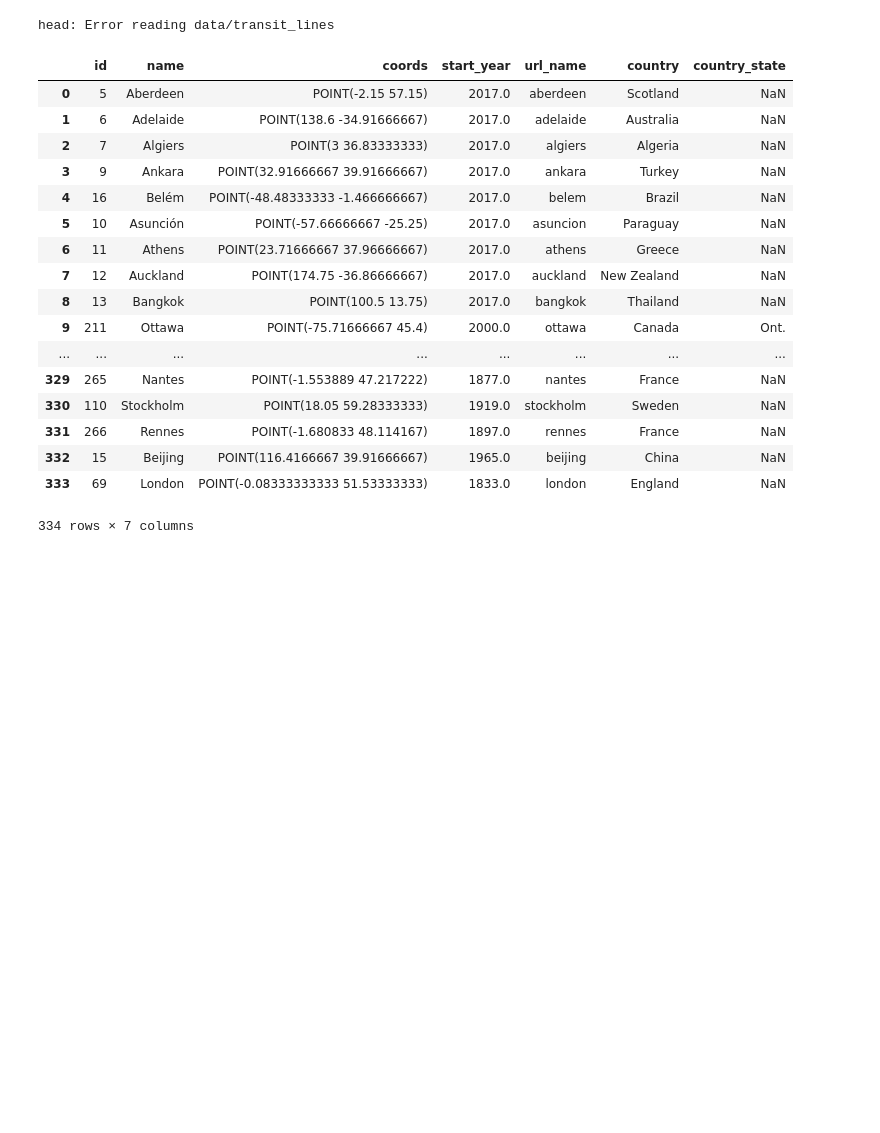
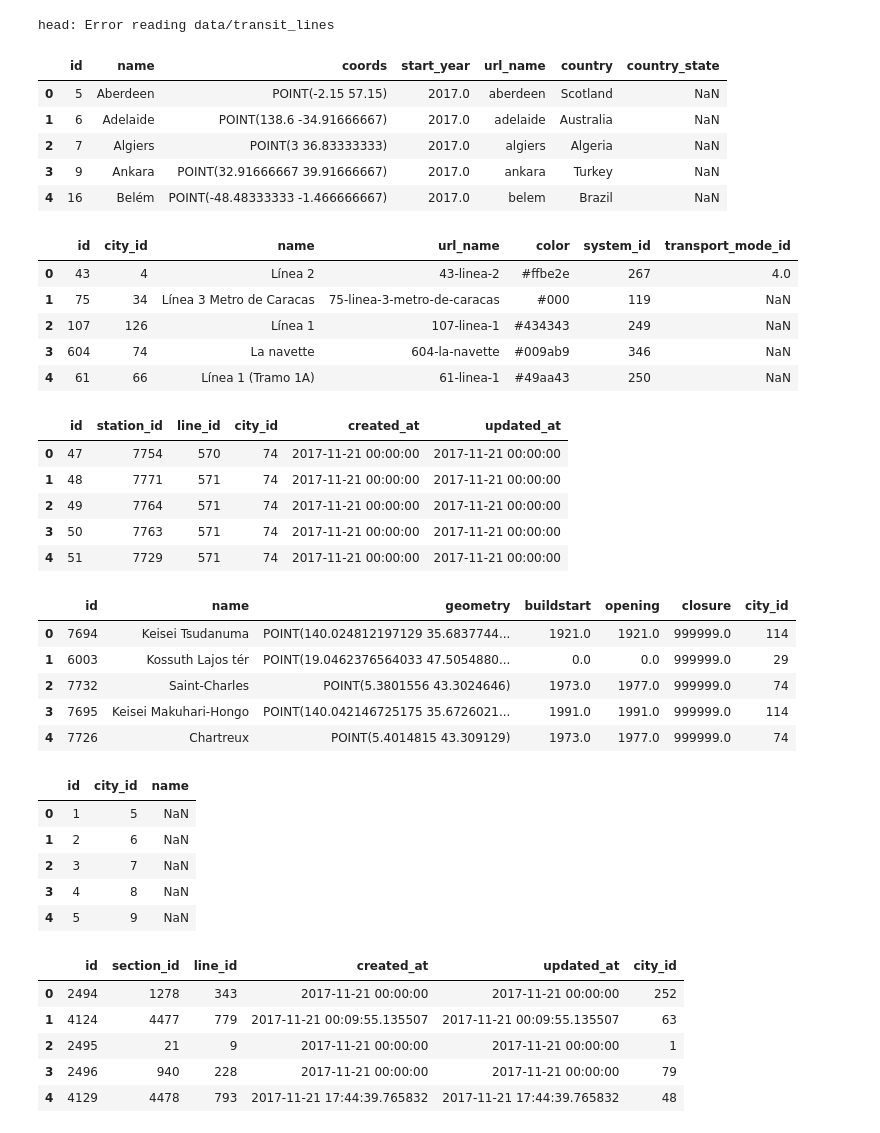
Before and after one commit to Cynz300/transit-lines-casestudy, a Jupyter notebook: transit_ig.ipynb, the cells around one changed output. Drawn from its saved outputs; the diff is of its cells as text; code cells hidden in the pictures; blank space fills up the shorter version.

```diff
--- a/transit_ig.ipynb
+++ b/transit_ig.ipynb
@@ -14,28 +19,48 @@ import matplotlib.pyplot as plt
 # %%
+transit_2 = os.listdir('data/transit_lines') #outputs list of units, needs full directory path
+
 transit = ['data/transit_lines/cities.csv', 'data/transit_lines/lines.csv',
            'data/transit_lines/station_lines.csv', 'data/transit_lines/stations.csv',
            'data/transit_lines/systems.csv', 'data/transit_lines/track_lines.csv',
            'data/transit_lines/tracks.csv']
 cities, lines, station_lines, stations, systems, track_lines, tracks = [pd.read_csv(i) for i in transit]
 # lines = pd.read_csv('data/transit_lines/lines.csv')
 # station_lines.csv = pd.read_csv('data/transit_lines/statlines.csv')
-cities
+display(cities.head(),lines.head(), station_lines.head(), stations.head(), systems.head(), track_lines.head(), tracks.head())
 # %% [output]
 |  | id | name | coords | start_year | url_name | country | country_state |
 | 0 | 5 | Aberdeen | POINT(-2.15 57.15) | 2017.0 | aberdeen | Scotland | NaN |
 | 1 | 6 | Adelaide | POINT(138.6 -34.91666667) | 2017.0 | adelaide | Australia | NaN |
 | 2 | 7 | Algiers | POINT(3 36.83333333) | 2017.0 | algiers | Algeria | NaN |
 | 3 | 9 | Ankara | POINT(32.91666667 39.91666667) | 2017.0 | ankara | Turkey | NaN |
 | 4 | 16 | Belém | POINT(-48.48333333 -1.466666667) | 2017.0 | belem | Brazil | NaN |
-| 5 | 10 | Asunción | POINT(-57.66666667 -25.25) | 2017.0 | asuncion | Paraguay | NaN |
-| 6 | 11 | Athens | POINT(23.71666667 37.96666667) | 2017.0 | athens | Greece | NaN |
-| 7 | 12 | Auckland | POINT(174.75 -36.86666667) | 2017.0 | auckland | New Zealand | NaN |
-| 8 | 13 | Bangkok | POINT(100.5 13.75) | 2017.0 | bangkok | Thailand | NaN |
-| 9 | 211 | Ottawa | POINT(-75.71666667 45.4) | 2000.0 | ottawa | Canada | Ont. |
-| ... | ... | ... | ... | ... | ... | ... | ... |
-| 329 | 265 | Nantes | POINT(-1.553889 47.217222) | 1877.0 | nantes | France | NaN |
-| 330 | 110 | Stockholm | POINT(18.05 59.28333333) | 1919.0 | stockholm | Sweden | NaN |
-| 331 | 266 | Rennes | POINT(-1.680833 48.114167) | 1897.0 | rennes | France | NaN |
-| 332 | 15 | Beijing | POINT(116.4166667 39.91666667) | 1965.0 | beijing | China | NaN |
-| 333 | 69 | London | POINT(-0.08333333333 51.53333333) | 1833.0 | london | England | NaN |
-334 rows × 7 columns
+|  | id | city_id | name | url_name | color | system_id | transport_mode_id |
+| 0 | 43 | 4 | Línea 2 | 43-linea-2 | #ffbe2e | 267 | 4.0 |
+| 1 | 75 | 34 | Línea 3 Metro de Caracas | 75-linea-3-metro-de-caracas | #000 | 119 | NaN |
+| 2 | 107 | 126 | Línea 1 | 107-linea-1 | #434343 | 249 | NaN |
+| 3 | 604 | 74 | La navette | 604-la-navette | #009ab9 | 346 | NaN |
+| 4 | 61 | 66 | Línea 1 (Tramo 1A) | 61-linea-1 | #49aa43 | 250 | NaN |
+|  | id | station_id | line_id | city_id | created_at | updated_at |
+| 0 | 47 | 7754 | 570 | 74 | 2017-11-21 00:00:00 | 2017-11-21 00:00:00 |
+| 1 | 48 | 7771 | 571 | 74 | 2017-11-21 00:00:00 | 2017-11-21 00:00:00 |
+| 2 | 49 | 7764 | 571 | 74 | 2017-11-21 00:00:00 | 2017-11-21 00:00:00 |
+| 3 | 50 | 7763 | 571 | 74 | 2017-11-21 00:00:00 | 2017-11-21 00:00:00 |
+| 4 | 51 | 7729 | 571 | 74 | 2017-11-21 00:00:00 | 2017-11-21 00:00:00 |
+|  | id | name | geometry | buildstart | opening | closure | city_id |
+| 0 | 7694 | Keisei Tsudanuma | POINT(140.024812197129 35.6837744... | 1921.0 | 1921.0 | 999999.0 | 114 |
+| 1 | 6003 | Kossuth Lajos tér | POINT(19.0462376564033 47.5054880... | 0.0 | 0.0 | 999999.0 | 29 |
+| 2 | 7732 | Saint-Charles | POINT(5.3801556 43.3024646) | 1973.0 | 1977.0 | 999999.0 | 74 |
+| 3 | 7695 | Keisei Makuhari-Hongo | POINT(140.042146725175 35.6726021... | 1991.0 | 1991.0 | 999999.0 | 114 |
+| 4 | 7726 | Chartreux | POINT(5.4014815 43.309129) | 1973.0 | 1977.0 | 999999.0 | 74 |
+|  | id | city_id | name |
+| 0 | 1 | 5 | NaN |
+| 1 | 2 | 6 | NaN |
+| 2 | 3 | 7 | NaN |
+| 3 | 4 | 8 | NaN |
+| 4 | 5 | 9 | NaN |
+|  | id | section_id | line_id | created_at | updated_at | city_id |
+| 0 | 2494 | 1278 | 343 | 2017-11-21 00:00:00 | 2017-11-21 00:00:00 | 252 |
+| 1 | 4124 | 4477 | 779 | 2017-11-21 00:09:55.135507 | 2017-11-21 00:09:55.135507 | 63 |
+| 2 | 2495 | 21 | 9 | 2017-11-21 00:00:00 | 2017-11-21 00:00:00 | 1 |
+| 3 | 2496 | 940 | 228 | 2017-11-21 00:00:00 | 2017-11-21 00:00:00 | 79 |
+| 4 | 4129 | 4478 | 793 | 2017-11-21 17:44:39.765832 | 2017-11-21 17:44:39.765832 | 48 |
```
Also changed, not shown: parts of 19 cells of this notebook.
